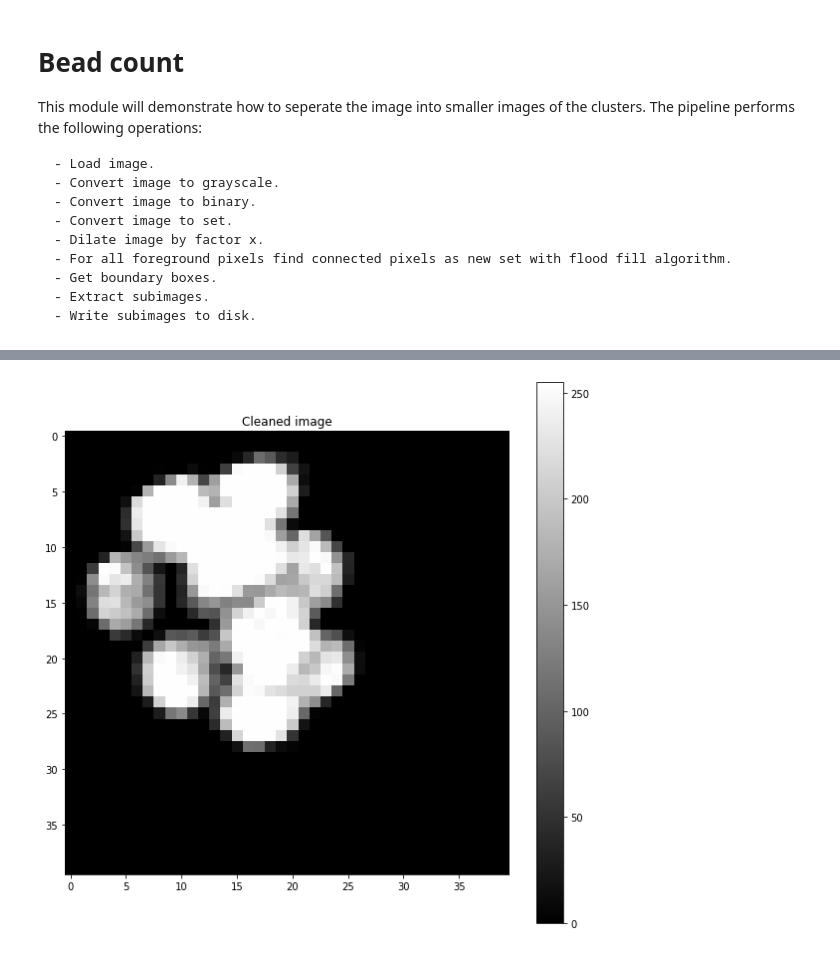
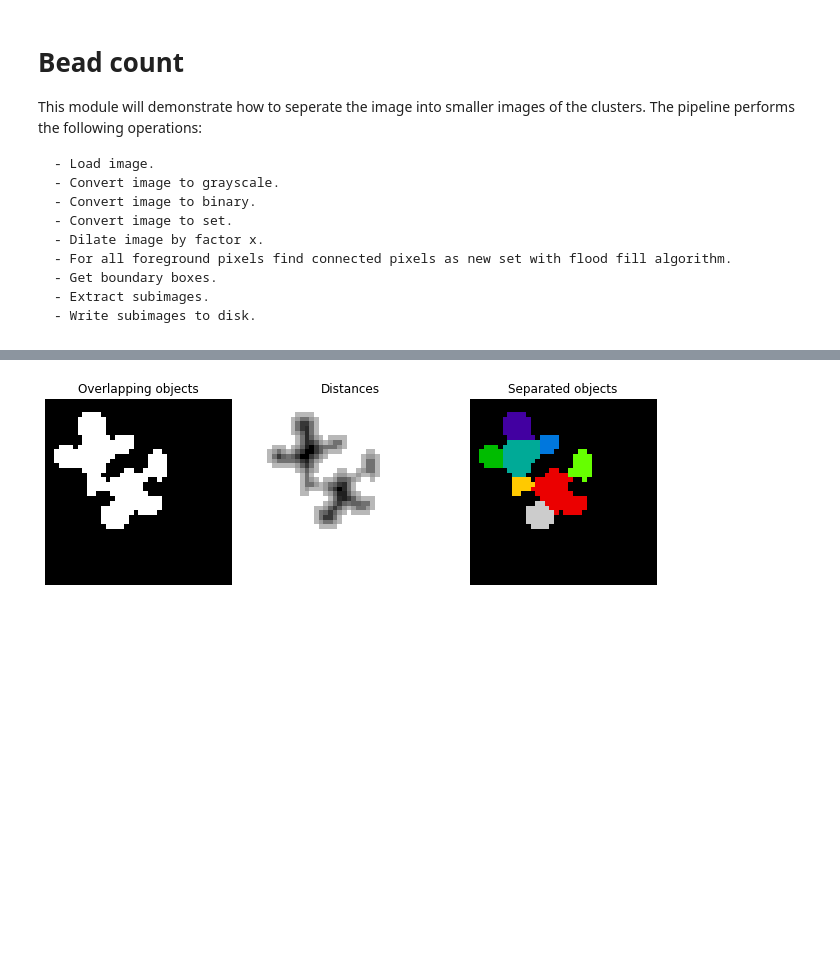
Before and after one commit to Clapfire/oip_image_processing_assignment_1, a Jupyter notebook: src/bead_count.ipynb, the cells around one changed output, grey strips where cells are left out. Saved outputs shown, nothing was run; the diff lists cells and outputs as text; code cells hidden in the pictures; blank space fills up the shorter version.

```diff
--- a/src/bead_count.ipynb
+++ b/src/bead_count.ipynb
@@ -38,14 +42,8 @@ oiplib.showImage(grayImg, "Original image", figsize=(10, 10), cmap="gray");
-# %%
-# Remove noise.
-grayImg = oiplib.removeBackgroundNoise(grayImg)
-oiplib.showImage(grayImg, "Cleaned image", figsize=(10, 10), cmap="gray");
-# %% [output]
-[figure, removed]
 # %%
 # Detect regions.
-binImg = oiplib.growBinary(oiplib.gray2Binary(grayImg), 1)
+binImg = binary_erosion(oiplib.gray2Binary(grayImg))
 distance = ndi.distance_transform_edt(binImg)
-local_maxi = peak_local_max(distance, indices=False, footprint=np.ones((3,3)), labels=binImg)
+local_maxi = peak_local_max(distance, indices=False, footprint=np.ones((5,5)), labels=binImg)
 markers = ndi.label(local_maxi)[0]
 labels = watershed(-distance, markers, mask=binImg)
 
@@ -60,30 +58,32 @@ ax[2].imshow(labels, cmap=plt.cm.nipy_spectral)
 ax[2].set_title('Separated objects')
 
 for a in ax:
     a.set_axis_off()
 
 fig.tight_layout()
 plt.show()
 
 # oiplib.showImage(distance, "Binary image", figsize=(10, 10), cmap="twilight", vmax=np.max(distance));
 # oiplib.showImage(edgeImg, "Original image", figsize=(10, 10), cmap="gray", vmax=255);
 
 
 # # Detect two radii
 # hough_radii = np.arange(20, 35, 2)
 # hough_res = hough_circle(edges, hough_radii)
 
 # # Select the most prominent 3 circles
 # accums, cx, cy, radii = hough_circle_peaks(hough_res, hough_radii,
 #                                            total_num_peaks=3)
 
 # # Draw them
 # fig, ax = plt.subplots(ncols=1, nrows=1, figsize=(10, 4))
 # image = color.gray2rgb(image)
 # for center_y, center_x, radius in zip(cy, cx, radii):
 #     circy, circx = circle_perimeter(center_y, center_x, radius,
 #                                     shape=image.shape)
 #     image[circy, circx] = (220, 20, 20)
 
 # ax.imshow(image, cmap=plt.cm.gray)
 # plt.show()
+# %% [output]
+[figure, added]
```
Also changed, not shown: parts of 3 cells of this notebook, 2 other files.
